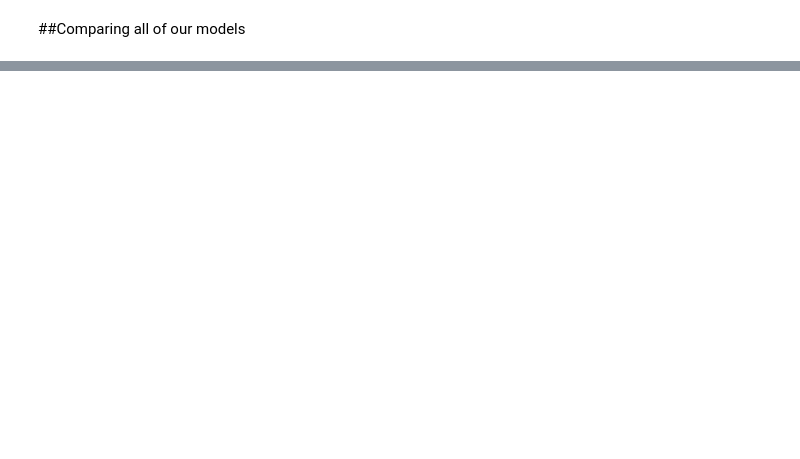
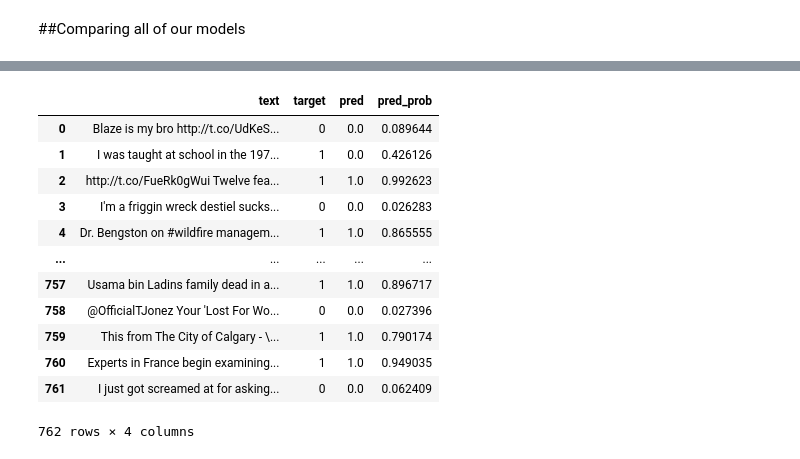
Before and after one commit to JacksonLeb/tensorflow_learning, a Jupyter notebook: 08_rnn_nlp.ipynb, the cells around one changed output, grey strips where cells are left out. Cells and saved outputs as stored; diff of their text form; code cells hidden in the pictures; blank space fills up the shorter version.

```diff
--- a/08_rnn_nlp.ipynb
+++ b/08_rnn_nlp.ipynb
@@ -1464,0 +1500,3 @@ Done. View your TensorBoard at https://tensorboard.dev/experiment/jK4Nc36wS1qfdK
+# %%
+model_6_pretrained = tf.keras.models.load_model("08_model_6_USE_feature_extractor")
+model_6_pretrained.evaluate(val_sentences, val_labels)
@@ -1464,0 +1508,3 @@ Done. View your TensorBoard at https://tensorboard.dev/experiment/jK4Nc36wS1qfdK
+# %%
+model_6_pred_probs = model_6_pretrained.predict(val_sentences)
+model_6_pretrained_preds = tf.squeeze(tf.round(model_6_pred_probs))
@@ -1464,0 +1531,21 @@ Done. View your TensorBoard at https://tensorboard.dev/experiment/jK4Nc36wS1qfdK
+# %%
+#Create dataframe with validation sentecnes and best performing model prediciton labels and probs
+val_df = pd.DataFrame({"text": val_sentences,
+                       "target": val_labels,
+                       "pred": model_6_pretrained_preds,
+                       "pred_prob": tf.squeeze(model_6_pred_probs)})
+val_df
+# %% [output]
+|  | text | target | pred | pred_prob |
+| 0 | Blaze is my bro http://t.co/UdKeS... | 0 | 0.0 | 0.089644 |
+| 1 | I was taught at school in the 197... | 1 | 0.0 | 0.426126 |
+| 2 | http://t.co/FueRk0gWui Twelve fea... | 1 | 1.0 | 0.992623 |
+| 3 | I'm a friggin wreck destiel sucks... | 0 | 0.0 | 0.026283 |
+| 4 | Dr. Bengston on #wildfire managem... | 1 | 1.0 | 0.865555 |
+| ... | ... | ... | ... | ... |
+| 757 | Usama bin Ladins family dead in a... | 1 | 1.0 | 0.896717 |
+| 758 | @OfficialTJonez Your 'Lost For Wo... | 0 | 0.0 | 0.027396 |
+| 759 | This from The City of Calgary - \... | 1 | 1.0 | 0.790174 |
+| 760 | Experts in France begin examining... | 1 | 1.0 | 0.949035 |
+| 761 | I just got screamed at for asking... | 0 | 0.0 | 0.062409 |
+762 rows × 4 columns
```
Also changed, not shown: parts of 68 cells of this notebook.
